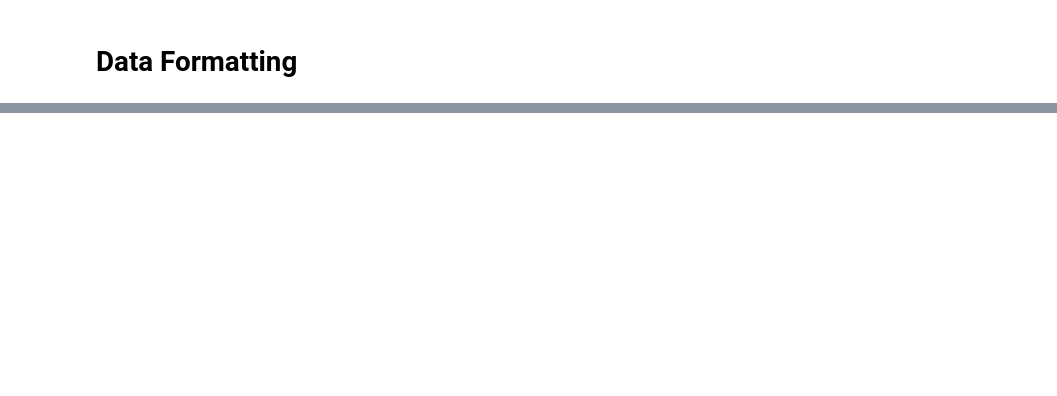
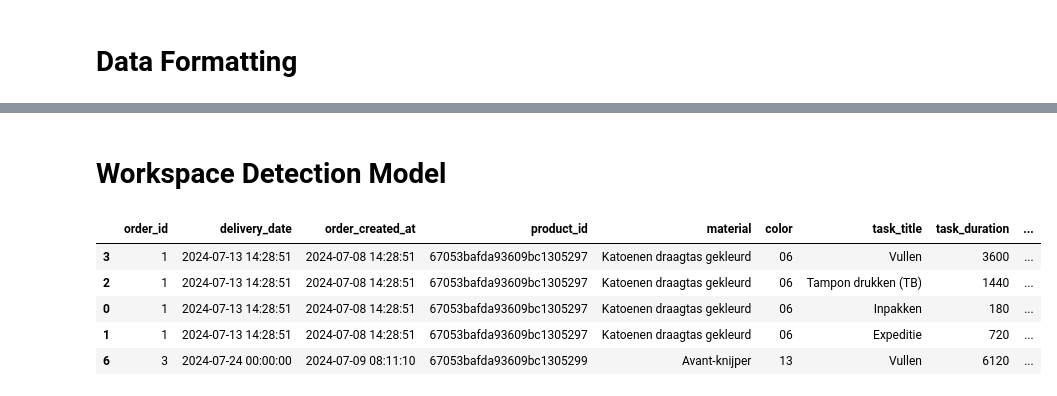
Before and after one commit to distervplays/GrafiStoreMLAPI, a Jupyter notebook: model_notebook.ipynb, the cells around one changed output, grey strips where cells are left out. Saved outputs shown, nothing was run; the diff lists cells and outputs as text; code cells hidden in the pictures; blank space fills up the shorter version.

```diff
--- a/model_notebook.ipynb
+++ b/model_notebook.ipynb
@@ -51,6 +37,0 @@ operations = Operations(username, password)
-# %%
-def safe_to_datetime(x):
-    try:
-        return pd.to_datetime(x, format='%Y-%m-%dT%H:%M:%S.%fZ')
-    except (ValueError, TypeError):
-        return x
@@ -77,0 +43,3 @@ df.head()
+# %%
+flat_out = flatten_output(db.to_json())
+flat_in = flatten_input(db.to_json())
@@ -77,0 +56,14 @@ df.head()
+# %% [markdown]
+# Workspace Detection Model
+# %%
+out_df = pd.DataFrame(flat_out).sort_values(by=['order_id', 'sort_order'], ascending=True).convert_dtypes()
+out_df['sort_order'] = out_df.groupby(['order_id', 'product_id'])['sort_order'].transform(lambda x: x.rank(method='dense').astype(int) - 1)
+out_df = out_df.map(safe_to_datetime)
+out_df.head()
+# %% [output]
+|  | order_id | delivery_date | order_created_at | product_id | material | color | task_title | task_duration | ... |
+| 3 | 1 | 2024-07-13 14:28:51 | 2024-07-08 14:28:51 | 67053bafda93609bc1305297 | Katoenen draagtas gekleurd | 06 | Vullen | 3600 | ... |
+| 2 | 1 | 2024-07-13 14:28:51 | 2024-07-08 14:28:51 | 67053bafda93609bc1305297 | Katoenen draagtas gekleurd | 06 | Tampon drukken (TB) | 1440 | ... |
+| 0 | 1 | 2024-07-13 14:28:51 | 2024-07-08 14:28:51 | 67053bafda93609bc1305297 | Katoenen draagtas gekleurd | 06 | Inpakken | 180 | ... |
+| 1 | 1 | 2024-07-13 14:28:51 | 2024-07-08 14:28:51 | 67053bafda93609bc1305297 | Katoenen draagtas gekleurd | 06 | Expeditie | 720 | ... |
+| 6 | 3 | 2024-07-24 00:00:00 | 2024-07-09 08:11:10 | 67053bafda93609bc1305299 | Avant-knijper | 13 | Vullen | 6120 | ... |
```
Also changed, not shown: parts of 50 cells of this notebook, 32 other files.
